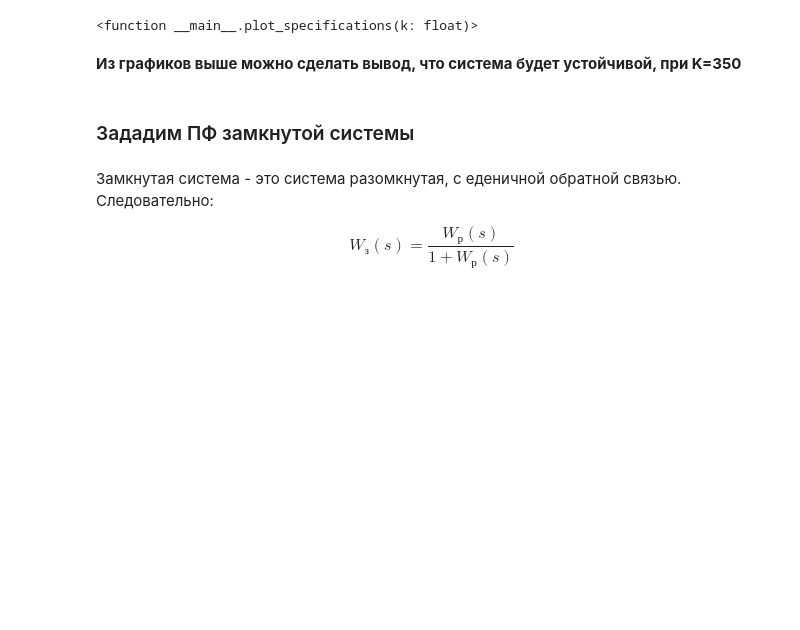
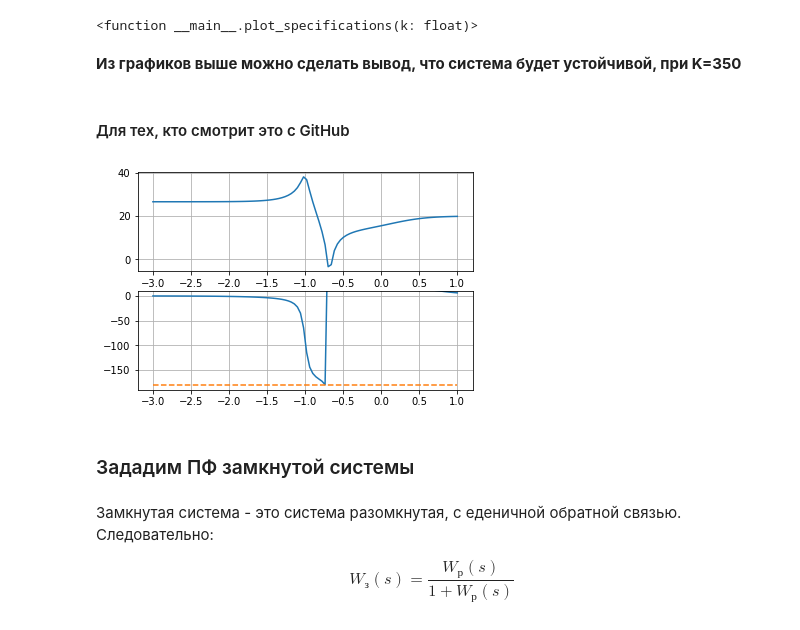
Before and after one commit to kiri11-mi1/analyze_automatic_control_system, a Jupyter notebook: Solution.ipynb, the cells around one changed output. Drawn from its saved outputs; the diff is of its cells as text; code cells hidden in the pictures; blank space fills up the shorter version.

Commit message:
fix plot

```diff
--- a/Solution.ipynb
+++ b/Solution.ipynb
@@ -95,6 +95,12 @@ interactive(children=(IntSlider(value=350, description='k', max=500, min=-500),
 **Из графиков выше можно сделать вывод, что система будет устойчивой, при K=350**
 # %%
 k = 350
+# %% [markdown]
+#### Для тех, кто смотрит это с GitHub
+# %%
+plot_specifications(k)
+# %% [output]
+[figure, added]
 # %% [markdown]
 ### Зададим ПФ замкнутой системы
 # %% [markdown]
```
